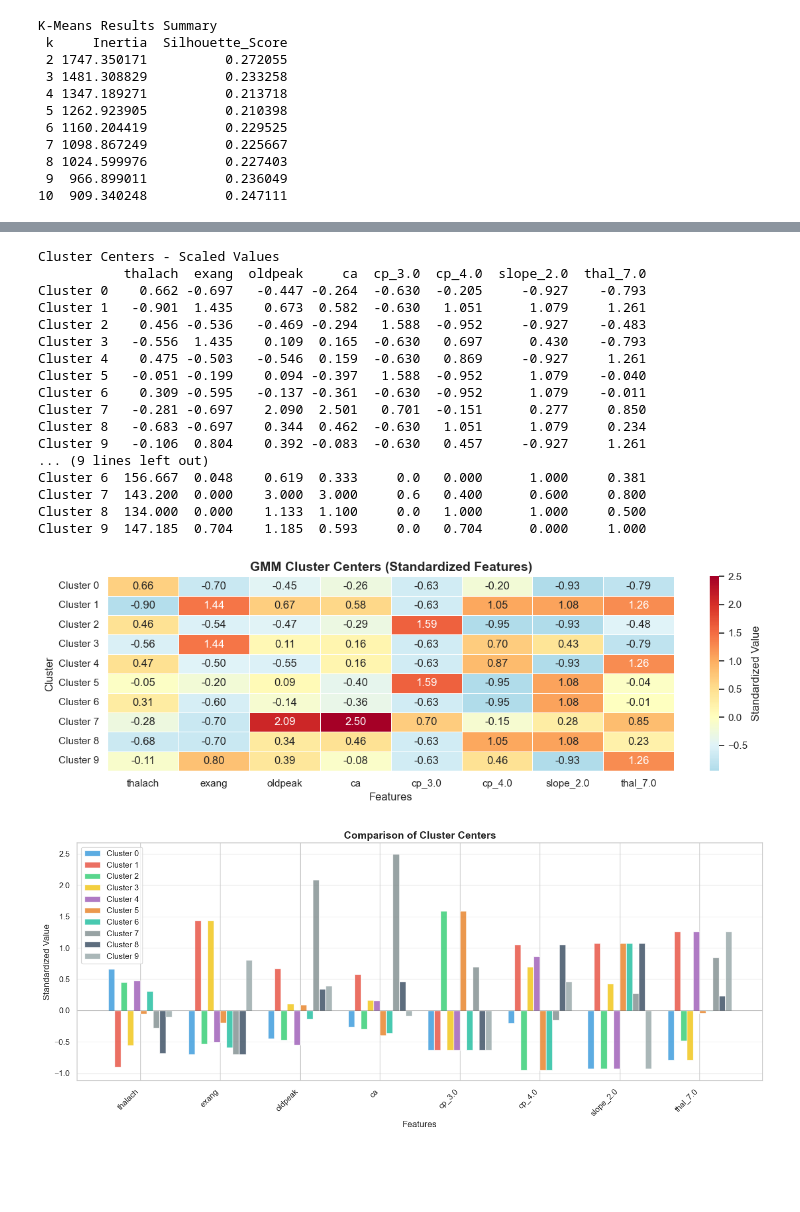
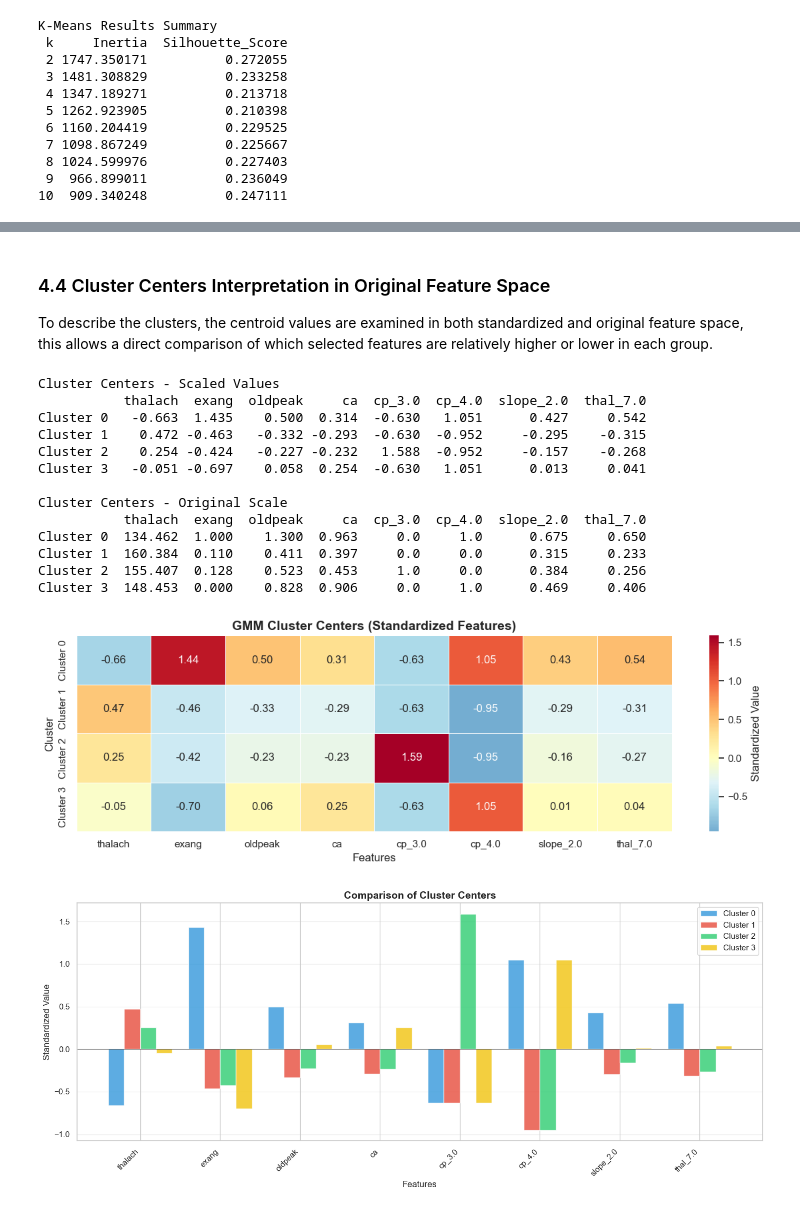
Before and after one commit to harasarahh/machine-learning-projects, a Jupyter notebook: ML_assignment1.ipynb, the cells around one changed output, grey strips where cells are left out. Cells and saved outputs as stored; diff of their text form; code cells hidden in the pictures; blank space fills up the shorter version.

```diff
--- a/ML_assignment1.ipynb
+++ b/ML_assignment1.ipynb
@@ -938,22 +946,42 @@ disagree?
 # %%
+# Define the range of cluster numbers to evaluate
 components = range(2, 11)
+
+# Lists to store metrics for each k
 bic_scores = []
 aic_scores = []
+silhouette_scores = []
+log_likelihood = []
 
+# Loop over each k and fit GMM
 for k in components:
-    gmm = GaussianMixture(n_components=k, n_init=10, random_state=42)
+    gmm = GaussianMixture(n_components=k, n_init=10, max_iter = 300, random_state=42)
     gmm.fit(X_final_scaled)
 
+    # Compute BIC and AIC to evaluate model fit and complexity
     bic = gmm.bic(X_final_scaled)
     aic = gmm.aic(X_final_scaled)
 
     bic_scores.append(bic)
     aic_scores.append(aic)
-    print(f"k = {k}: AIC = {aic:.2f}, BIC = {bic:.4f}")
 
+    # Compute log-likelihood as a measure of model fit (higher is better)
+    loglikelihood = gmm.score(X_final_scaled) * len(X_final_scaled)
+    log_likelihood.append(loglikelihood)
+
+    # Compute silhouette score using hard cluster assignments
+    # Measures cluster cohesion and separation
+    labels = gmm.predict(X_final_scaled)
+    silhouette = silhouette_score(X_final_scaled, labels)
+    silhouette_scores.append(silhouette)
+
+    # Print metrics for this k
+    print(f"k = {k}: AIC = {aic:.2f}, BIC = {bic:.4f}, Silhouette = {silhouette:.4f}, Loglikelihood = {loglikelihood:.4f}")
+
+# Select best k according to BIC and AIC
 best_k_bic = components[np.argmin(bic_scores)]
 best_k_aic = components[np.argmin(aic_scores)]
-
+print(100*"-")
 print(f"{best_k_bic} is the best number of components according to BIC")
 print(f"{best_k_aic} is the best number of components according to AIC")
 # %% [output]
@@ -992,7 +1120,7 @@ plt.show()
 # %%
 
-best_k = best_k_bic
-final_gmm = GaussianMixture(n_components=best_k, n_init=10, random_state=42)
+best_k = 4
+final_gmm = GaussianMixture(n_components=best_k, n_init=10, max_iter = 300, random_state=42)
 
 gmm_labels = final_gmm.fit_predict(X_final_scaled)
 cluster_centers = final_gmm.means_
@@ -1034,7 +1167,7 @@ base_colors = np.array([
     [230, 126, 34],   # orange
     [26, 188, 156],   # turquoise
     [127, 140, 141],  # gray
-    [52, 73, 94],     # dark blue
+    [4, 85, 165],     # dark blue
     [149, 165, 166]   # light gray
 ]) / 255  # normalize to 0-1
 
@@ -1077,6 +1210,10 @@ plt.show()
+# %% [markdown]
+### 4.4 Cluster Centers Interpretation in Original Feature Space
+
+To describe the clusters, the centroid values are examined in both standardized and original feature space, this allows a direct comparison of which selected features are relatively higher or lower in each group.
 # %%
-component_centers = gmm.means_
-component_centers_original = scaler_final.inverse_transform(gmm.means_)
+component_centers = final_gmm.means_
+component_centers_original = scaler_final.inverse_transform(final_gmm.means_)
 
 feature_names = list(X_final.columns)
 
@@ -1117,51 +1254,47 @@ base_colors = [
     '#e67e22',  # orange
     '#1abc9c',  # turquoise
     '#7f8c8d',  # gray
-    '#34495e',  # dark blue
+    "#0455a5",  # dark blue
     '#95a5a6'   # light gray
 ]
 fig, ax = plt.subplots(figsize=(14, 6))
 x = np.arange(len(feature_names))
 width = 0.8 / best_k  # divide el espacio total entre los clusters
 
 for i in range(best_k):
     ax.bar(x + (i - best_k/2)*width + width/2,
            centers_scaled_df.iloc[i],
            width,
            label=f'Cluster {i}',
            color=base_colors[i],
            alpha=0.8)
 
 ax.set_xlabel('Features', fontsize=12)
 ax.set_ylabel('Standardized Value', fontsize=12)
 ax.set_title('Comparison of Cluster Centers', fontsize=14, fontweight='bold')
 ax.set_xticks(x)
 ax.set_xticklabels(feature_names, rotation=45, ha='right')
 ax.axhline(y=0, color='black', linestyle='-', linewidth=0.5)
 ax.legend()
 ax.grid(True, alpha=0.3, axis='y')
 plt.tight_layout()
 plt.show()
 # %% [output]
 Cluster Centers - Scaled Values
            thalach  exang  oldpeak     ca  cp_3.0  cp_4.0  slope_2.0  thal_7.0
-Cluster 0    0.662 -0.697   -0.447 -0.264  -0.630  -0.205     -0.927    -0.793
-Cluster 1   -0.901  1.435    0.673  0.582  -0.630   1.051      1.079     1.261
-Cluster 2    0.456 -0.536   -0.469 -0.294   1.588  -0.952     -0.927    -0.483
-Cluster 3   -0.556  1.435    0.109  0.165  -0.630   0.697      0.430    -0.793
-Cluster 4    0.475 -0.503   -0.546  0.159  -0.630   0.869     -0.927     1.261
-Cluster 5   -0.051 -0.199    0.094 -0.397   1.588  -0.952      1.079    -0.040
-Cluster 6    0.309 -0.595   -0.137 -0.361  -0.630  -0.952      1.079    -0.011
-Cluster 7   -0.281 -0.697    2.090  2.501   0.701  -0.151      0.277     0.850
-Cluster 8   -0.683 -0.697    0.344  0.462  -0.630   1.051      1.079     0.234
-Cluster 9   -0.106  0.804    0.392 -0.083  -0.630   0.457     -0.927     1.261
-... (9 lines left out)
-Cluster 6  156.667  0.048    0.619  0.333     0.0   0.000      1.000     0.381
-Cluster 7  143.200  0.000    3.000  3.000     0.6   0.400      0.600     0.800
-Cluster 8  134.000  0.000    1.133  1.100     0.0   1.000      1.000     0.500
-Cluster 9  147.185  0.704    1.185  0.593     0.0   0.704      0.000     1.000
+Cluster 0   -0.663  1.435    0.500  0.314  -0.630   1.051      0.427     0.542
+Cluster 1    0.472 -0.463   -0.332 -0.293  -0.630  -0.952     -0.295    -0.315
+Cluster 2    0.254 -0.424   -0.227 -0.232   1.588  -0.952     -0.157    -0.268
+Cluster 3   -0.051 -0.697    0.058  0.254  -0.630   1.051      0.013     0.041
+
+Cluster Centers - Original Scale
+           thalach  exang  oldpeak     ca  cp_3.0  cp_4.0  slope_2.0  thal_7.0
+Cluster 0  134.462  1.000    1.300  0.963     0.0     1.0      0.675     0.650
+Cluster 1  160.384  0.110    0.411  0.397     0.0     0.0      0.315     0.233
+Cluster 2  155.407  0.128    0.523  0.453     1.0     0.0      0.384     0.256
+Cluster 3  148.453  0.000    0.828  0.906     0.0     1.0      0.469     0.406
-[figure, old version]
+[figure, new version]
-[figure, old version]
+[figure, new version]
 # %%
 threshold = 0.3
 print('\nCLUSTER CHARACTERIZATION')
```
Also changed, not shown: parts of 18 cells of this notebook.
